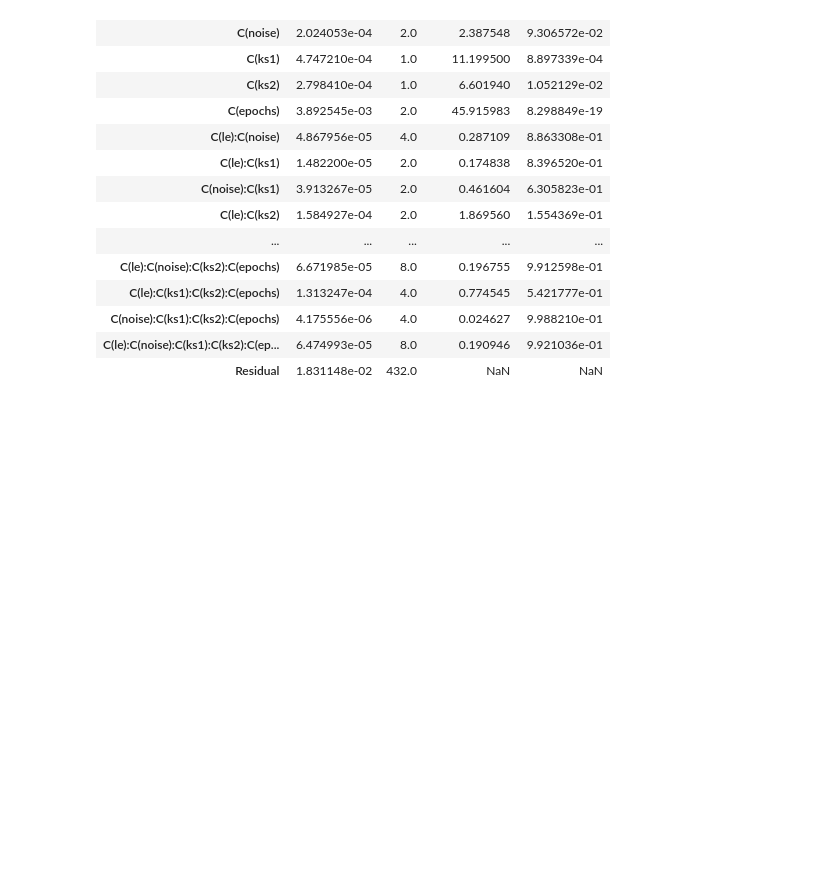
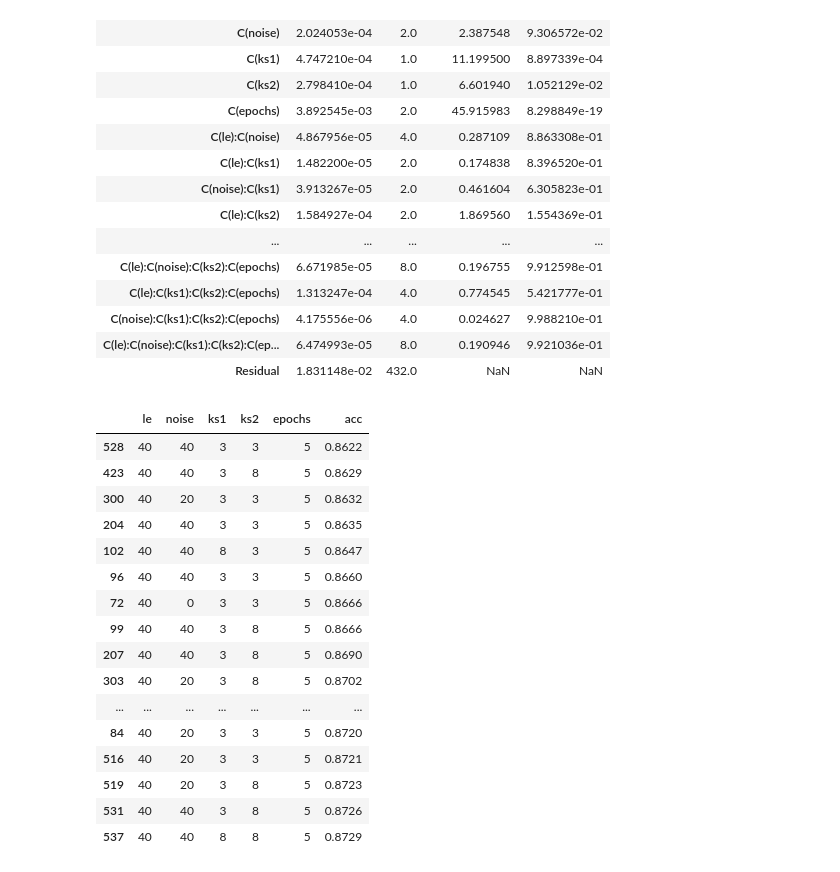
Before and after one commit to Lingkar/quantitative_performance_evaluation_group_6, a Jupyter notebook: outputs/analysis.ipynb, the cells around one changed output. Saved outputs shown, nothing was run; the diff lists cells and outputs as text; code cells hidden in the pictures; blank space fills up the shorter version.

```diff
--- a/outputs/analysis.ipynb
+++ b/outputs/analysis.ipynb
@@ -93,3 +93,23 @@ sm.stats.anova_lm(model, typ=3)
 | C(noise):C(ks1):C(ks2):C(epochs) | 4.175556e-06 | 4.0 | 0.024627 | 9.988210e-01 |
 | C(le):C(noise):C(ks1):C(ks2):C(ep... | 6.474993e-05 | 8.0 | 0.190946 | 9.921036e-01 |
 | Residual | 1.831148e-02 | 432.0 | NaN | NaN |
+# %%
+df.nsmallest(20,'acc')
+# %% [output]
+|  | le | noise | ks1 | ks2 | epochs | acc |
+| 528 | 40 | 40 | 3 | 3 | 5 | 0.8622 |
+| 423 | 40 | 40 | 3 | 8 | 5 | 0.8629 |
+| 300 | 40 | 20 | 3 | 3 | 5 | 0.8632 |
+| 204 | 40 | 40 | 3 | 3 | 5 | 0.8635 |
+| 102 | 40 | 40 | 8 | 3 | 5 | 0.8647 |
+| 96 | 40 | 40 | 3 | 3 | 5 | 0.8660 |
+| 72 | 40 | 0 | 3 | 3 | 5 | 0.8666 |
+| 99 | 40 | 40 | 3 | 8 | 5 | 0.8666 |
+| 207 | 40 | 40 | 3 | 8 | 5 | 0.8690 |
+| 303 | 40 | 20 | 3 | 8 | 5 | 0.8702 |
+| ... | ... | ... | ... | ... | ... | ... |
+| 84 | 40 | 20 | 3 | 3 | 5 | 0.8720 |
+| 516 | 40 | 20 | 3 | 3 | 5 | 0.8721 |
+| 519 | 40 | 20 | 3 | 8 | 5 | 0.8723 |
+| 531 | 40 | 40 | 3 | 8 | 5 | 0.8726 |
+| 537 | 40 | 40 | 8 | 8 | 5 | 0.8729 |
```
